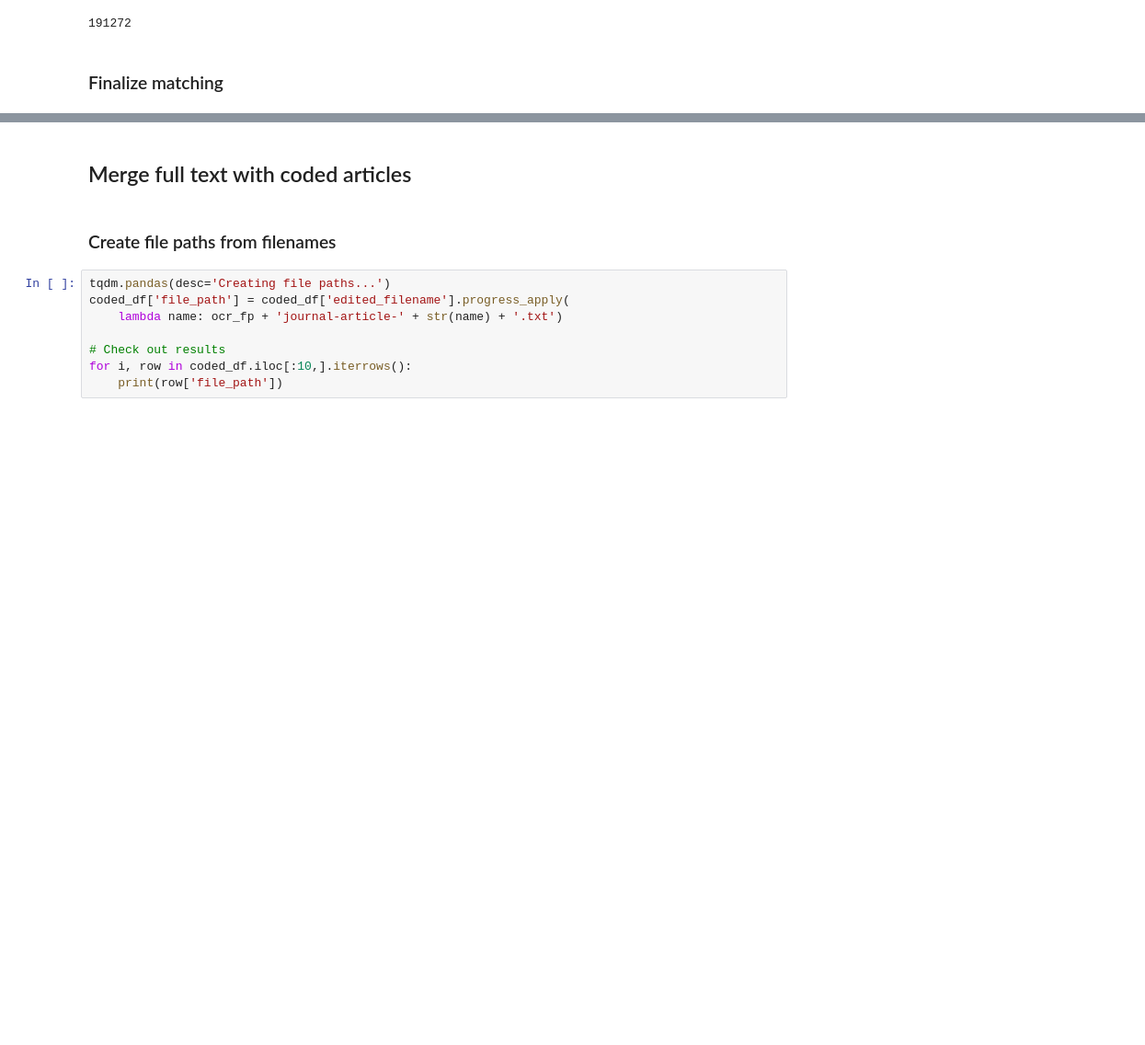
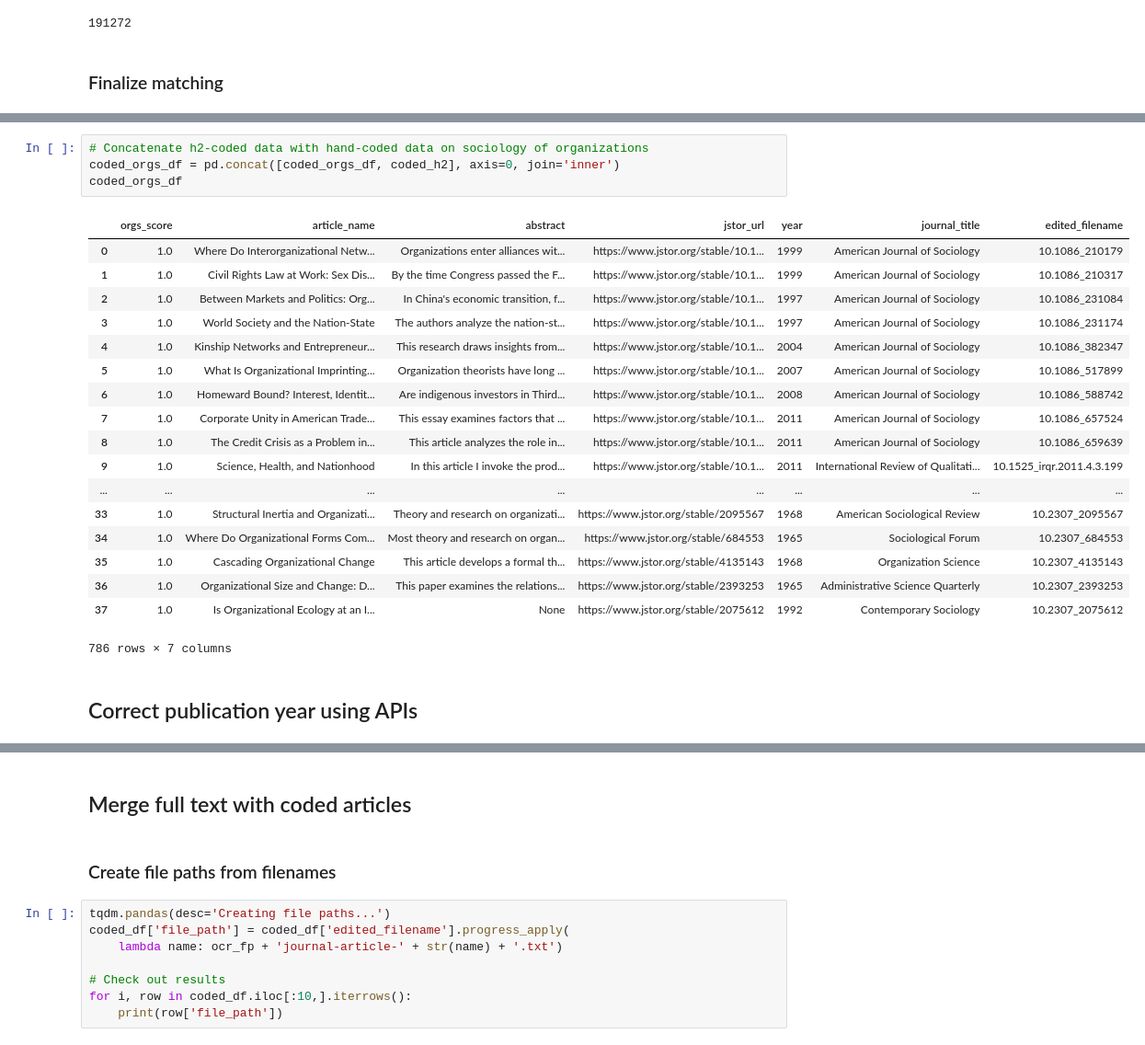
Before and after one commit to h2researchgroup/classification, a Jupyter notebook: preprocess/assemble_coded_articles.ipynb, the cells around one changed output, grey strips where cells are left out. Shown at 92% size. Saved outputs shown, nothing was run; the diff lists cells and outputs as text; blank space fills up the shorter version.

```diff
--- a/preprocess/assemble_coded_articles.ipynb
+++ b/preprocess/assemble_coded_articles.ipynb
@@ -511,0 +547,25 @@ coded_df
+# %%
+# Concatenate h2-coded data with hand-coded data on sociology of organizations
+coded_orgs_df = pd.concat([coded_orgs_df, coded_h2], axis=0, join='inner')
+coded_orgs_df
+# %% [output]
+|  | orgs_score | article_name | abstract | jstor_url | year | journal_title | edited_filename |
+| 0 | 1.0 | Where Do Interorganizational Netw... | Organizations enter alliances wit... | https://www.jstor.org/stable/10.1... | 1999 | American Journal of Sociology | 10.1086_210179 |
+| 1 | 1.0 | Civil Rights Law at Work: Sex Dis... | By the time Congress passed the F... | https://www.jstor.org/stable/10.1... | 1999 | American Journal of Sociology | 10.1086_210317 |
+| 2 | 1.0 | Between Markets and Politics: Org... | In China's economic transition, f... | https://www.jstor.org/stable/10.1... | 1997 | American Journal of Sociology | 10.1086_231084 |
+| 3 | 1.0 | World Society and the Nation‐State | The authors analyze the nation‐st... | https://www.jstor.org/stable/10.1... | 1997 | American Journal of Sociology | 10.1086_231174 |
+| 4 | 1.0 | Kinship Networks and Entrepreneur... | This research draws insights from... | https://www.jstor.org/stable/10.1... | 2004 | American Journal of Sociology | 10.1086_382347 |
+| 5 | 1.0 | What Is Organizational Imprinting... | Organization theorists have long ... | https://www.jstor.org/stable/10.1... | 2007 | American Journal of Sociology | 10.1086_517899 |
+| 6 | 1.0 | Homeward Bound? Interest, Identit... | Are indigenous investors in Third... | https://www.jstor.org/stable/10.1... | 2008 | American Journal of Sociology | 10.1086_588742 |
+| 7 | 1.0 | Corporate Unity in American Trade... | This essay examines factors that ... | https://www.jstor.org/stable/10.1... | 2011 | American Journal of Sociology | 10.1086_657524 |
+| 8 | 1.0 | The Credit Crisis as a Problem in... | This article analyzes the role in... | https://www.jstor.org/stable/10.1... | 2011 | American Journal of Sociology | 10.1086_659639 |
+| 9 | 1.0 | Science, Health, and Nationhood | In this article I invoke the prod... | https://www.jstor.org/stable/10.1... | 2011 | International Review of Qualitati... | 10.1525_irqr.2011.4.3.199 |
+| ... | ... | ... | ... | ... | ... | ... | ... |
+| 33 | 1.0 | Structural Inertia and Organizati... | Theory and research on organizati... | https://www.jstor.org/stable/2095567 | 1968 | American Sociological Review | 10.2307_2095567 |
+| 34 | 1.0 | Where Do Organizational Forms Com... | Most theory and research on organ... | https://www.jstor.org/stable/684553 | 1965 | Sociological Forum | 10.2307_684553 |
+| 35 | 1.0 | Cascading Organizational Change | This article develops a formal th... | https://www.jstor.org/stable/4135143 | 1968 | Organization Science | 10.2307_4135143 |
+| 36 | 1.0 | Organizational Size and Change: D... | This paper examines the relations... | https://www.jstor.org/stable/2393253 | 1965 | Administrative Science Quarterly | 10.2307_2393253 |
+| 37 | 1.0 | Is Organizational Ecology at an I... | None | https://www.jstor.org/stable/2075612 | 1992 | Contemporary Sociology | 10.2307_2075612 |
+786 rows × 7 columns
+# %% [markdown]
+## Correct publication year using APIs
```
Also changed, not shown: parts of 23 cells of this notebook, 1 other file.
